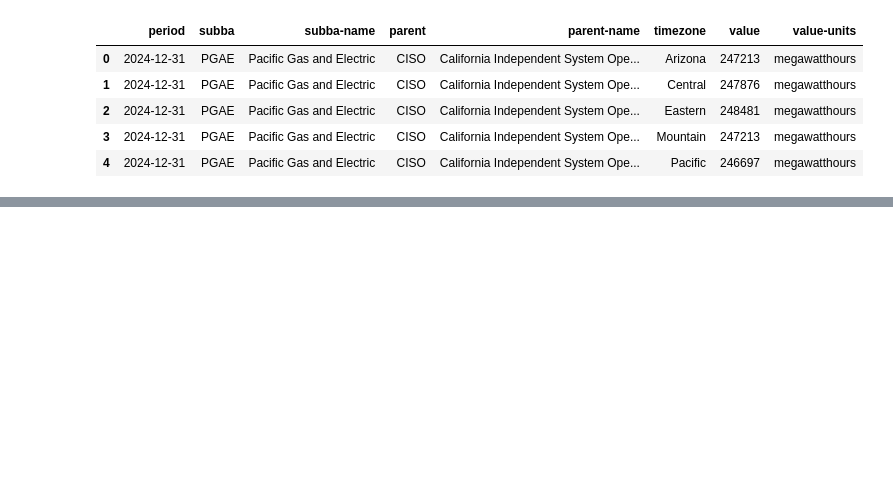
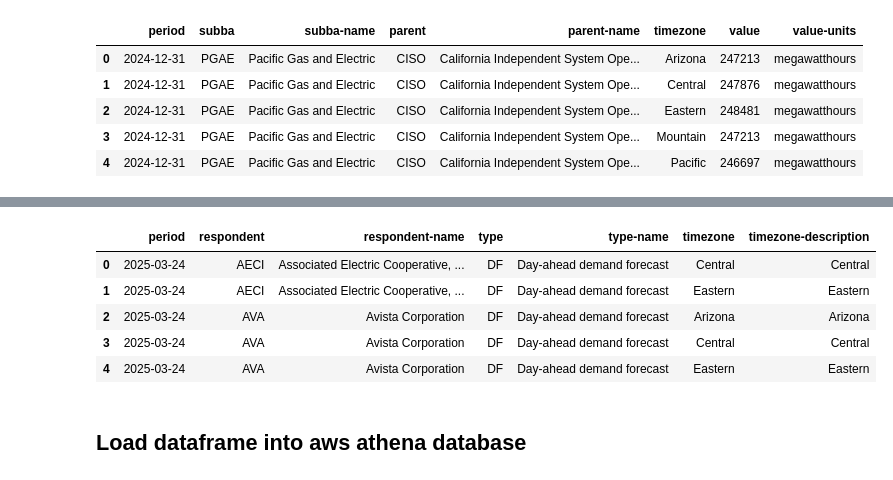
Before and after one commit to dnguyen-1/ADS508TeamProject, a Jupyter notebook: gridAI.ipynb, the cells around one changed output, grey strips where cells are left out. Cells and saved outputs as stored; diff of their text form; code cells hidden in the pictures; blank space fills up the shorter version.

```diff
--- a/gridAI.ipynb
+++ b/gridAI.ipynb
@@ -39,0 +68,11 @@ df_energysource.head()
+# %%
+df_demand.head()
+# %% [output]
+|  | period | respondent | respondent-name | type | type-name | timezone | timezone-description |
+| 0 | 2025-03-24 | AECI | Associated Electric Cooperative, ... | DF | Day-ahead demand forecast | Central | Central |
+| 1 | 2025-03-24 | AECI | Associated Electric Cooperative, ... | DF | Day-ahead demand forecast | Eastern | Eastern |
+| 2 | 2025-03-24 | AVA | Avista Corporation | DF | Day-ahead demand forecast | Arizona | Arizona |
+| 3 | 2025-03-24 | AVA | Avista Corporation | DF | Day-ahead demand forecast | Central | Central |
+| 4 | 2025-03-24 | AVA | Avista Corporation | DF | Day-ahead demand forecast | Eastern | Eastern |
+# %% [markdown]
+## Load dataframe into aws athena database
```
Also changed, not shown: parts of 8 cells of this notebook, 1 other file.
